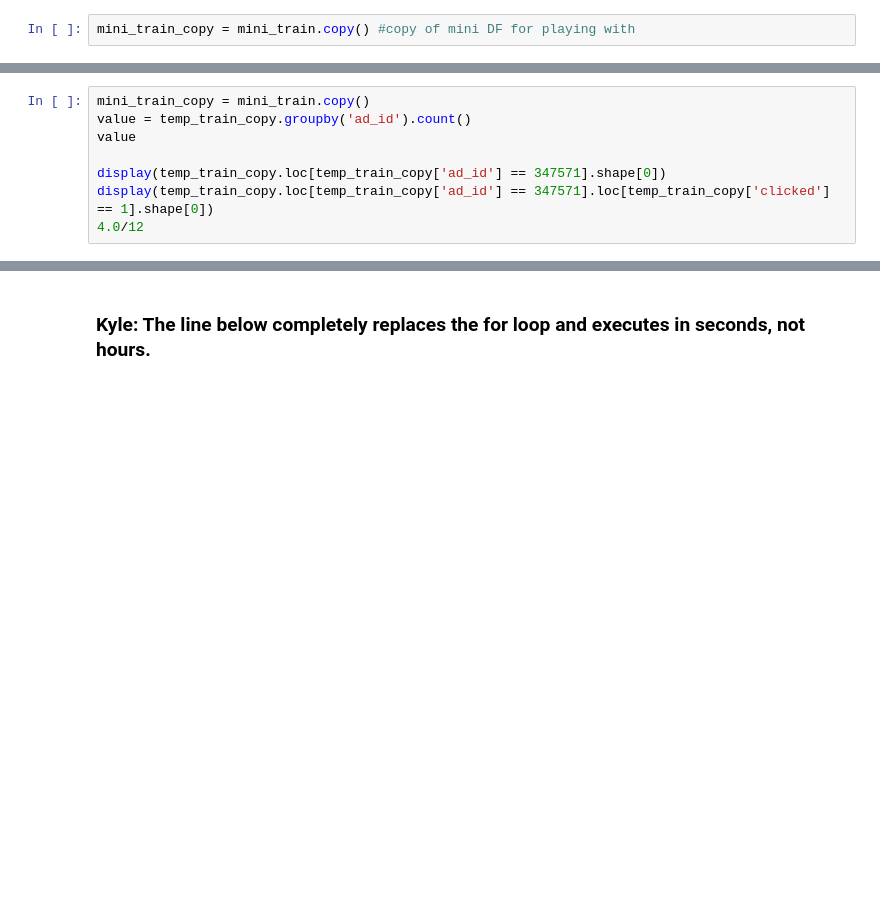
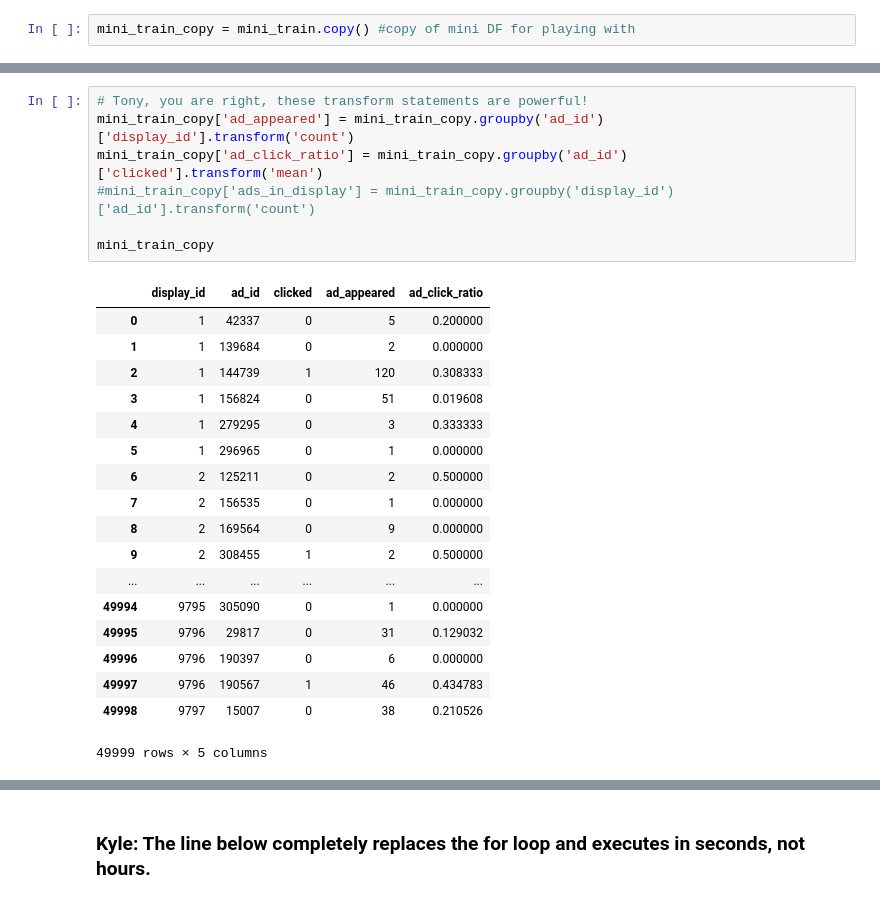
Before and after one commit to jason9263/kaggle_outbrain, a Jupyter notebook: prelim_model.ipynb, the cells around one changed output, grey strips where cells are left out. Saved outputs shown, nothing was run; the diff lists cells and outputs as text; blank space fills up the shorter version.

Commit message:
Incorporate Tony's DF changes, still need to speed things up w/o AWS especially

```diff
--- a/prelim_model.ipynb
+++ b/prelim_model.ipynb
@@ -45,8 +53,0 @@ TypeError: 'int' object is not callable
-# %%
-mini_train_copy = mini_train.copy()
-value = temp_train_copy.groupby('ad_id').count()
-value
-
-display(temp_train_copy.loc[temp_train_copy['ad_id'] == 347571].shape[0])
-display(temp_train_copy.loc[temp_train_copy['ad_id'] == 347571].loc[temp_train_copy['clicked'] == 1].shape[0])
-4.0/12
@@ -54,0 +56,26 @@ NameError: name 'mini_train' is not defined
+# %%
+# Tony, you are right, these transform statements are powerful!
+mini_train_copy['ad_appeared'] = mini_train_copy.groupby('ad_id')['display_id'].transform('count')
+mini_train_copy['ad_click_ratio'] = mini_train_copy.groupby('ad_id')['clicked'].transform('mean')
+#mini_train_copy['ads_in_display'] = mini_train_copy.groupby('display_id')['ad_id'].transform('count')
+
+mini_train_copy
+# %% [output]
+|  | display_id | ad_id | clicked | ad_appeared | ad_click_ratio |
+| 0 | 1 | 42337 | 0 | 5 | 0.200000 |
+| 1 | 1 | 139684 | 0 | 2 | 0.000000 |
+| 2 | 1 | 144739 | 1 | 120 | 0.308333 |
+| 3 | 1 | 156824 | 0 | 51 | 0.019608 |
+| 4 | 1 | 279295 | 0 | 3 | 0.333333 |
+| 5 | 1 | 296965 | 0 | 1 | 0.000000 |
+| 6 | 2 | 125211 | 0 | 2 | 0.500000 |
+| 7 | 2 | 156535 | 0 | 1 | 0.000000 |
+| 8 | 2 | 169564 | 0 | 9 | 0.000000 |
+| 9 | 2 | 308455 | 1 | 2 | 0.500000 |
+| ... | ... | ... | ... | ... | ... |
+| 49994 | 9795 | 305090 | 0 | 1 | 0.000000 |
+| 49995 | 9796 | 29817 | 0 | 31 | 0.129032 |
+| 49996 | 9796 | 190397 | 0 | 6 | 0.000000 |
+| 49997 | 9796 | 190567 | 1 | 46 | 0.434783 |
+| 49998 | 9797 | 15007 | 0 | 38 | 0.210526 |
+49999 rows × 5 columns
```
Also changed, not shown: parts of 16 cells of this notebook.
